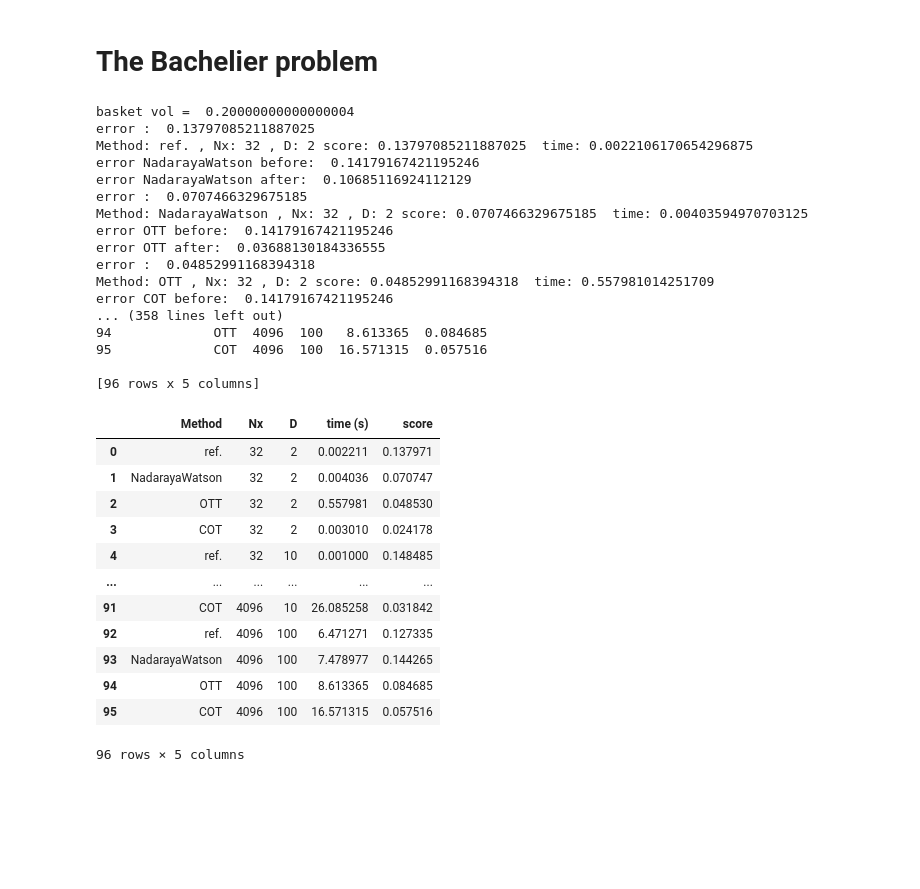
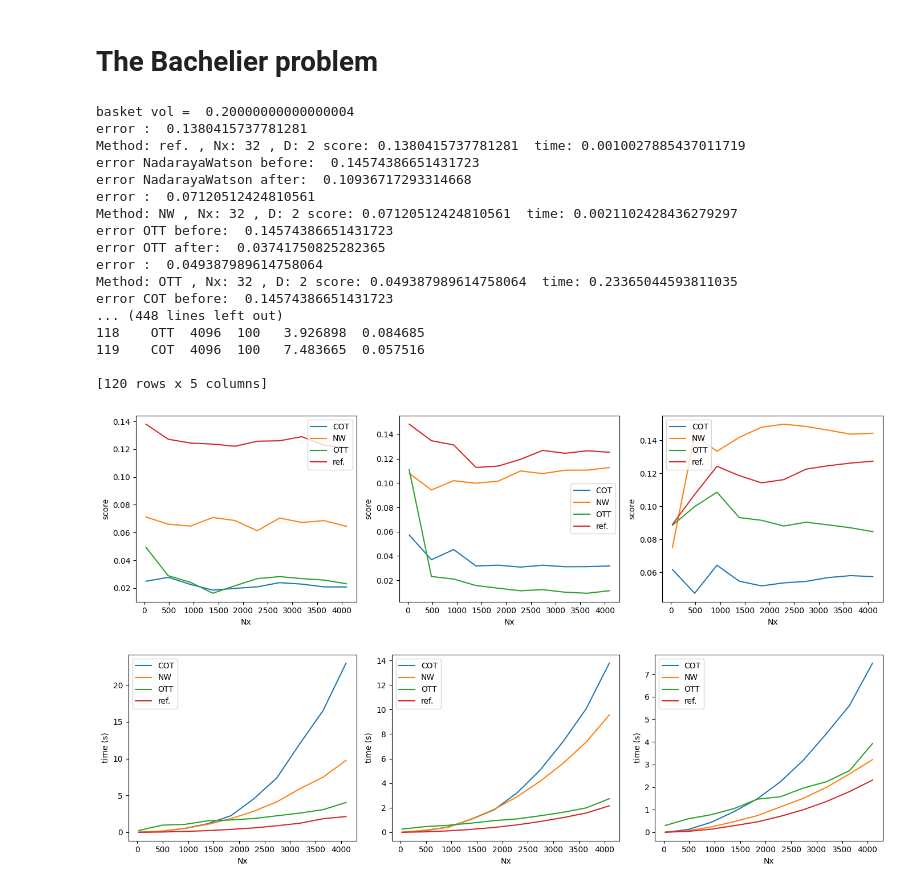
Before and after one commit to codpy2020/OTKalgorithms_2024, a Jupyter notebook: bachelier_example.ipynb, the cells around one changed output. Saved outputs shown, nothing was run; the diff lists cells and outputs as text; code cells hidden in the pictures; blank space fills up the shorter version.

```diff
--- a/bachelier_example.ipynb
+++ b/bachelier_example.ipynb
@@ -262,44 +262,35 @@ get_predictors = [
     lambda X,Y,Z,P,**k: OTT(X,Y,Z,P,**k),
     lambda X,Y,Z,P,**k: COT(X,Y,Z,P,**k),
 ]
-# %%
-labels=["ref.","NadarayaWatson","OTT","COT"]
-
-core.kernel_interface.set_verbose()
-Nxs = [2**i for i in np.arange(5, 13, 1)]
-Ds = [2, 10, 100]
-run_experiment(Nxs, Ds,get_predictors,labels,file_name=os.path.join("figs_data", "Bachelier.csv"))
-# %% [output]
-basket vol =  0.20000000000000004
-error :  0.13797085211887025
-Method: ref. , Nx: 32 , D: 2 score: 0.13797085211887025  time: 0.0022106170654296875
-error NadarayaWatson before:  0.14179167421195246
-error NadarayaWatson after:  0.10685116924112129
-error :  0.0707466329675185
-Method: NadarayaWatson , Nx: 32 , D: 2 score: 0.0707466329675185  time: 0.00403594970703125
-error OTT before:  0.14179167421195246
-error OTT after:  0.03688130184336555
-error :  0.04852991168394318
-Method: OTT , Nx: 32 , D: 2 score: 0.04852991168394318  time: 0.557981014251709
-error COT before:  0.14179167421195246
-... (358 lines left out)
-94             OTT  4096  100   8.613365  0.084685
-95             COT  4096  100  16.571315  0.057516
-
-[96 rows x 5 columns]
-|  | Method | Nx | D | time (s) | score |
-| 0 | ref. | 32 | 2 | 0.002211 | 0.137971 |
-| 1 | NadarayaWatson | 32 | 2 | 0.004036 | 0.070747 |
-| 2 | OTT | 32 | 2 | 0.557981 | 0.048530 |
-| 3 | COT | 32 | 2 | 0.003010 | 0.024178 |
-| 4 | ref. | 32 | 10 | 0.001000 | 0.148485 |
-| ... | ... | ... | ... | ... | ... |
-| 91 | COT | 4096 | 10 | 26.085258 | 0.031842 |
-| 92 | ref. | 4096 | 100 | 6.471271 | 0.127335 |
-| 93 | NadarayaWatson | 4096 | 100 | 7.478977 | 0.144265 |
-| 94 | OTT | 4096 | 100 | 8.613365 | 0.084685 |
-| 95 | COT | 4096 | 100 | 16.571315 | 0.057516 |
-96 rows × 5 columns
+# %%
+labels=["ref.","NW","OTT","COT"]
+
+Ds = [2,10,100]
+Nxs = np.linspace(32, 4096, num=10, dtype=int)
+run_experiment(Nxs, Ds,get_predictors,labels,file_name="Bachelier.csv",vol=0.2, K=0.)
+plot_results(file_name="Bachelier.csv")
+plt.show()
+pass
+# %% [output]
+basket vol =  0.20000000000000004
+error :  0.1380415737781281
+Method: ref. , Nx: 32 , D: 2 score: 0.1380415737781281  time: 0.0010027885437011719
+error NadarayaWatson before:  0.14574386651431723
+error NadarayaWatson after:  0.10936717293314668
+error :  0.07120512424810561
+Method: NW , Nx: 32 , D: 2 score: 0.07120512424810561  time: 0.0021102428436279297
+error OTT before:  0.14574386651431723
+error OTT after:  0.03741750825282365
+error :  0.049387989614758064
+Method: OTT , Nx: 32 , D: 2 score: 0.049387989614758064  time: 0.23365044593811035
+error COT before:  0.14574386651431723
+... (448 lines left out)
+118    OTT  4096  100   3.926898  0.084685
+119    COT  4096  100   7.483665  0.057516
+
+[120 rows x 5 columns]
+[figure, added]
+[figure, added]
 # %%
 plot_results(file_name=os.path.join("figs_data", "Bachelier.csv"))
 plt.show()
```
Also changed, not shown: parts of 1 cell of this notebook, 16 other files.
